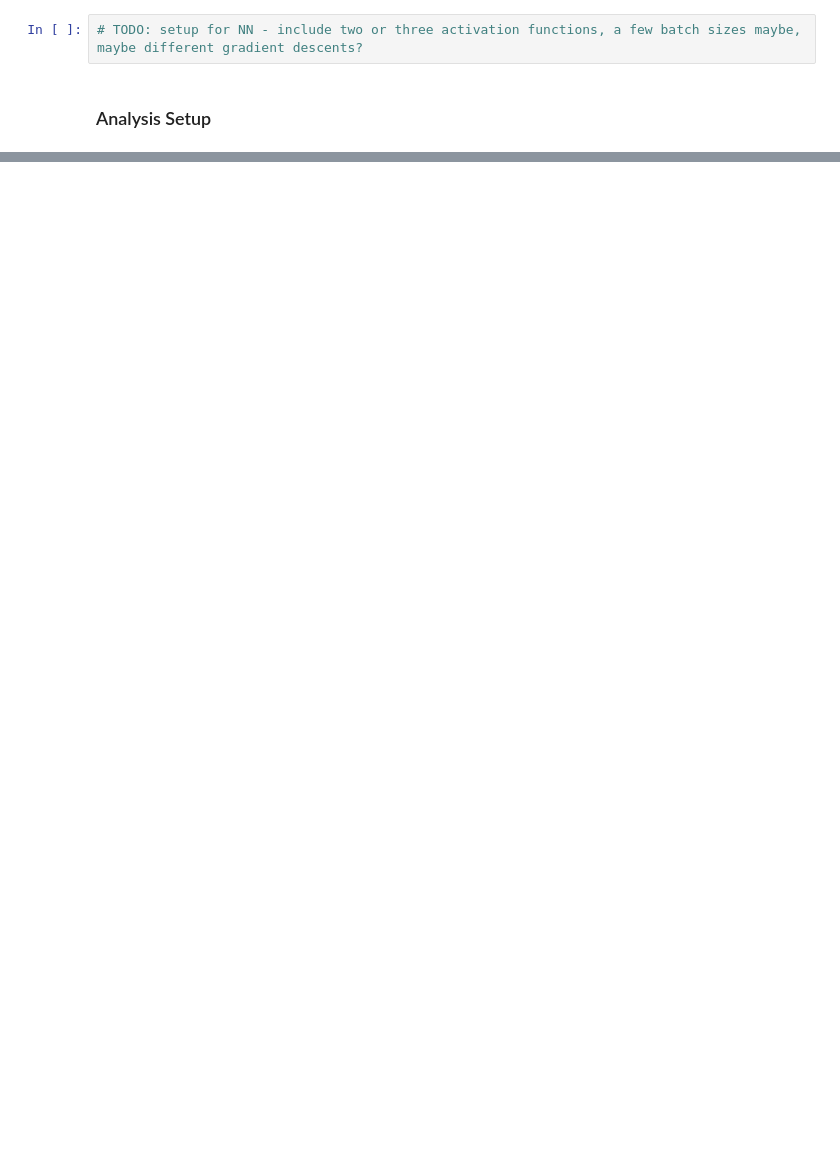
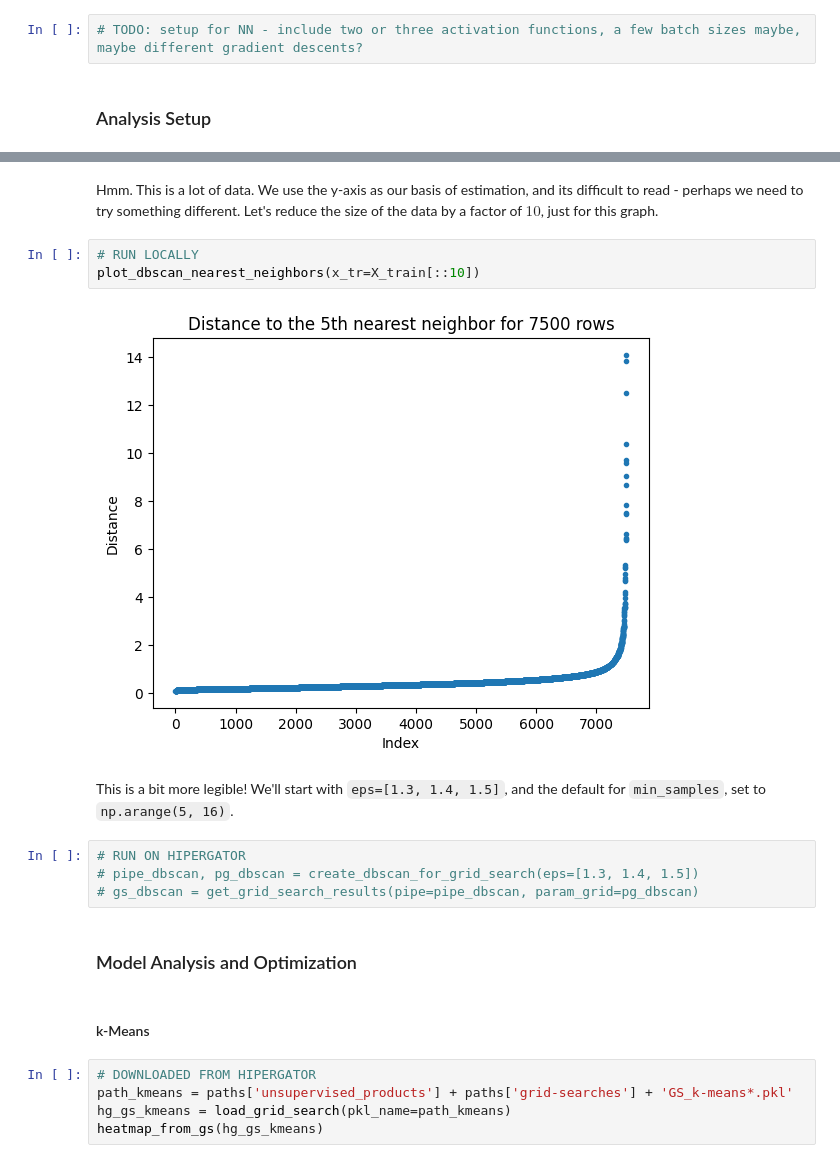
Before and after one commit to eli-johnson-04/sdss-performance-comparison, a Jupyter notebook: script.ipynb, the cells around one changed output, grey strips where cells are left out. Drawn from its saved outputs; the diff is of its cells as text; blank space fills up the shorter version.

```diff
--- a/script.ipynb
+++ b/script.ipynb
@@ -682,0 +729,22 @@ This training run was performed on HiperGator, and the resulting `grid_search` o
+# %% [markdown]
+Hmm. This is a lot of data. We use the y-axis as our basis of estimation, and its difficult to read - perhaps we need to try something different. Let's reduce the size of the data by a factor of $10$, just for this graph.
+# %%
+# RUN LOCALLY
+plot_dbscan_nearest_neighbors(x_tr=X_train[::10])
+# %% [output]
+[figure, added]
+# %% [markdown]
+This is a bit more legible! We'll start with `eps=[1.3, 1.4, 1.5]`, and the default for `min_samples`, set to `np.arange(5, 16)`.
+# %%
+# RUN ON HIPERGATOR
+# pipe_dbscan, pg_dbscan = create_dbscan_for_grid_search(eps=[1.3, 1.4, 1.5])
+# gs_dbscan = get_grid_search_results(pipe=pipe_dbscan, param_grid=pg_dbscan)
+# %% [markdown]
+### Model Analysis and Optimization
+# %% [markdown]
+#### k-Means
+# %%
+# DOWNLOADED FROM HIPERGATOR
+path_kmeans = paths['unsupervised_products'] + paths['grid-searches'] + 'GS_k-means*.pkl'
+hg_gs_kmeans = load_grid_search(pkl_name=path_kmeans)
+heatmap_from_gs(hg_gs_kmeans)
```
Also changed, not shown: parts of 22 cells of this notebook, 2 other files.
